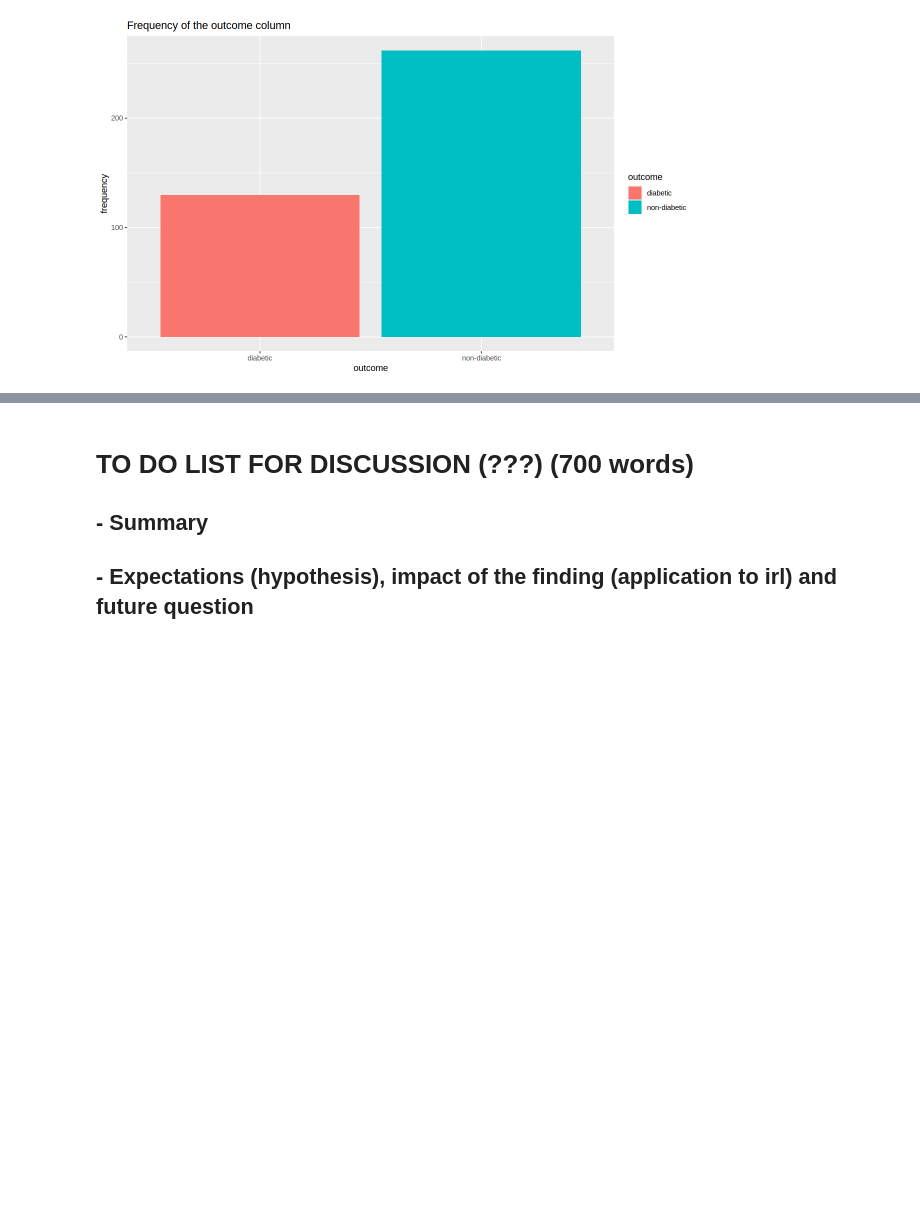
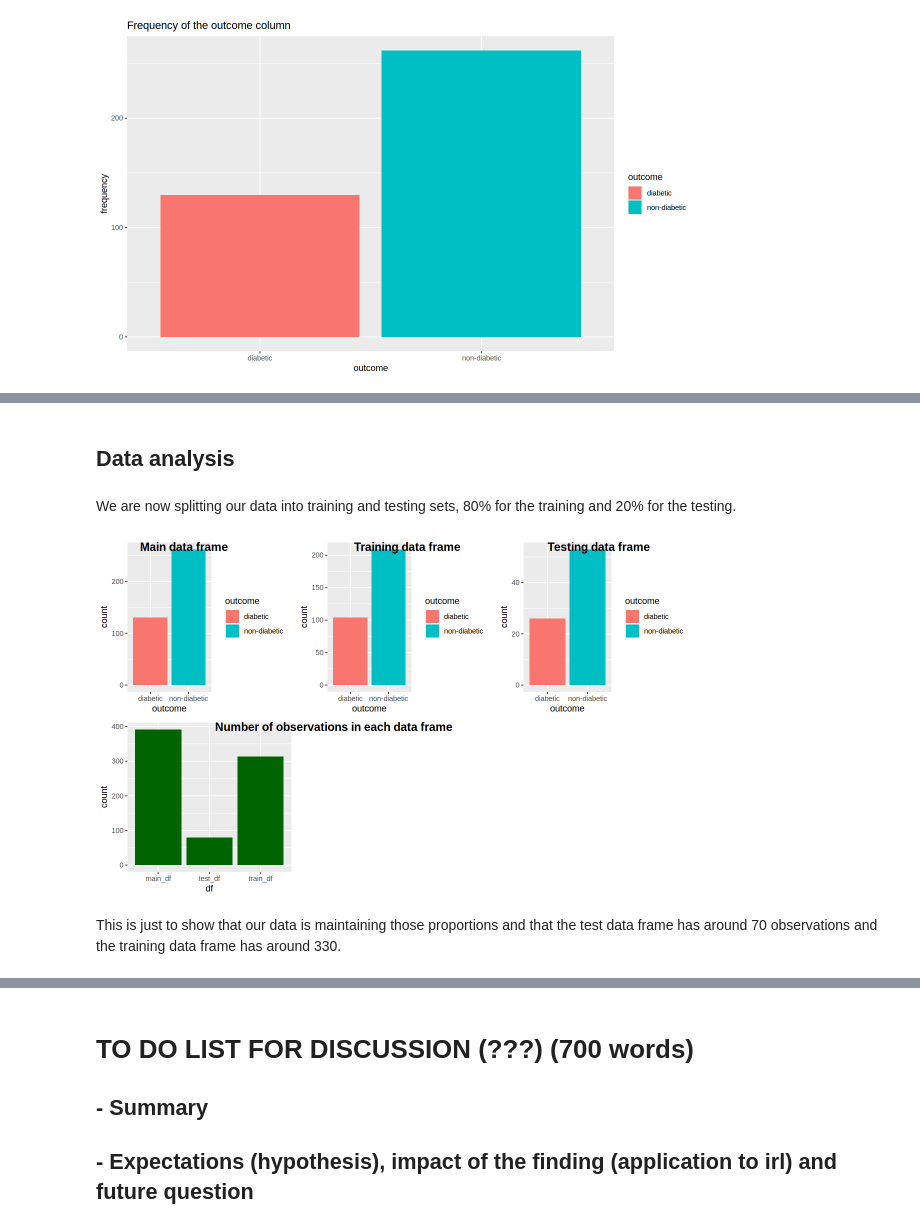
Before and after one commit to narjisaa/dsci-100-2023w1-group-10, a Jupyter notebook: group_project_report.ipynb, the cells around one changed output, grey strips where cells are left out. Saved outputs shown, nothing was run; the diff lists cells and outputs as text; code cells hidden in the pictures; blank space fills up the shorter version.

```diff
--- a/group_project_report.ipynb
+++ b/group_project_report.ipynb
@@ -207,0 +198,2 @@ plot_matrix
+# %% [markdown]
+## Data analysis
@@ -207,0 +206,20 @@ plot_matrix
+# %% [markdown]
+We are now splitting our data into training and testing sets, 80% for the training and 20% for the testing.
+# %%
+options(repr.plot.height = 6, repr.plot.width = 10)
+bars1 <- ggplot(DIABETES_DATA, aes(outcome, fill = outcome)) +
+        geom_bar()
+bars2 <- ggplot(diabetes_train, aes(outcome, fill = outcome)) +
+        geom_bar()
+bars3 <- ggplot(diabetes_test, aes(outcome, fill = outcome)) +
+        geom_bar()
+bar4_tibble <- tibble(df = c("main_df", "train_df", "test_df"), count = c(nrow(DIABETES_DATA), nrow(diabetes_train), nrow(diabetes_test)))
+bar4 <- ggplot(bar4_tibble, aes(x = df, y = count)) +
+        geom_bar(stat = "identity", fill = "darkgreen")
+bars <- plot_grid(bars1, bars2, bars3, bar4, ncol=3,
+                  labels = c("Main data frame"," Training data frame","Testing data frame","Number of observations in each data frame"))
+bars
+# %% [output]
+[figure, added]
+# %% [markdown]
+This is just to show that our data is maintaining those proportions and that the test data frame has around 70 observations and the training data frame has around 330.
```
Also changed, not shown: parts of 30 cells of this notebook.
